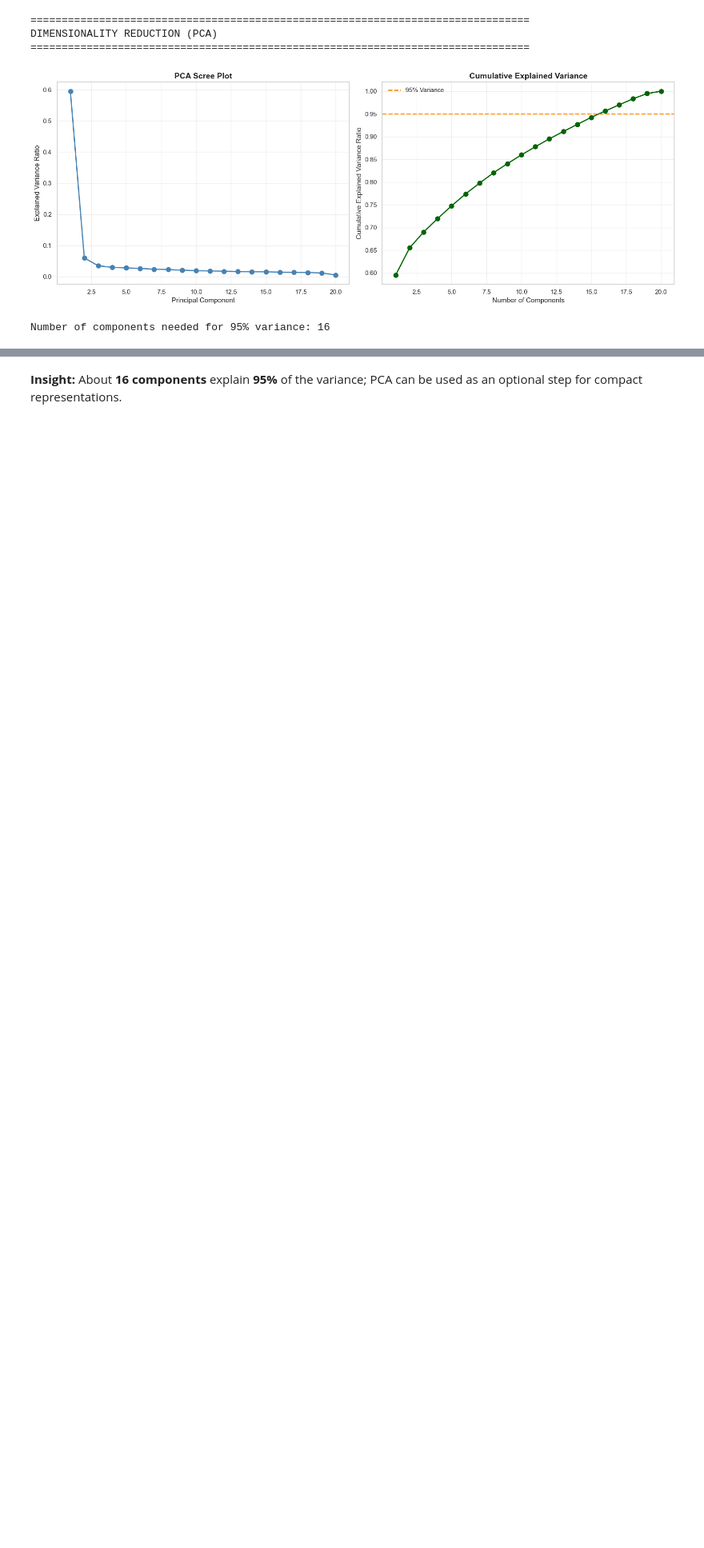
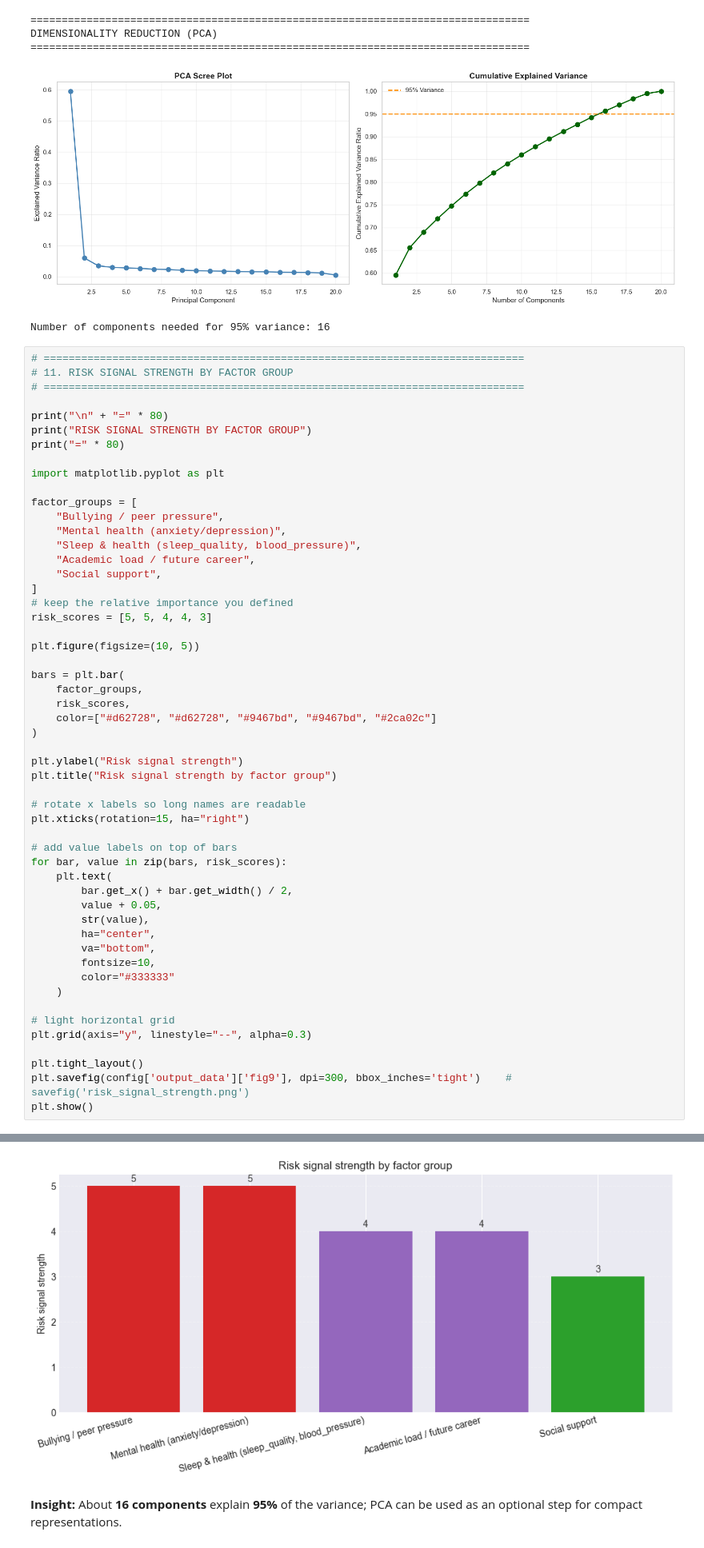
Before and after one commit to luispabloaiello-da/final_project, a Jupyter notebook: notebooks/_main_dataset_analysis.ipynb, the cells around one changed output, grey strips where cells are left out. Shown at 80% size. Saved outputs shown, nothing was run; the diff lists cells and outputs as text; blank space fills up the shorter version.

```diff
--- a/notebooks/_main_dataset_analysis.ipynb
+++ b/notebooks/_main_dataset_analysis.ipynb
@@ -636,3 +619,57 @@ DIMENSIONALITY REDUCTION (PCA)
 ================================================================================
 [figure]
 Number of components needed for 95% variance: 16
+# %%
+# =============================================================================
+# 11. RISK SIGNAL STRENGTH BY FACTOR GROUP
+# =============================================================================
+
+print("\n" + "=" * 80)
+print("RISK SIGNAL STRENGTH BY FACTOR GROUP")
+print("=" * 80)
+
+import matplotlib.pyplot as plt
+
+factor_groups = [
+    "Bullying / peer pressure",
+    "Mental health (anxiety/depression)",
+    "Sleep & health (sleep_quality, blood_pressure)",
+    "Academic load / future career",
+    "Social support",
+]
+# keep the relative importance you defined
+risk_scores = [5, 5, 4, 4, 3]
+
+plt.figure(figsize=(10, 5))
+
+bars = plt.bar(
+    factor_groups,
+    risk_scores,
+    color=["#d62728", "#d62728", "#9467bd", "#9467bd", "#2ca02c"]
+)
+
+plt.ylabel("Risk signal strength")
+plt.title("Risk signal strength by factor group")
+
+# rotate x labels so long names are readable
+plt.xticks(rotation=15, ha="right")
+
+# add value labels on top of bars
+for bar, value in zip(bars, risk_scores):
+    plt.text(
+        bar.get_x() + bar.get_width() / 2,
+        value + 0.05,
+        str(value),
+        ha="center",
+        va="bottom",
+        fontsize=10,
+        color="#333333"
+    )
+
+# light horizontal grid
+plt.grid(axis="y", linestyle="--", alpha=0.3)
+
+plt.tight_layout()
+plt.savefig(config['output_data']['fig9'], dpi=300, bbox_inches='tight')    # savefig('risk_signal_strength.png')
+plt.show()
+# %% [output]
@@ -639,3 +679,4 @@ Number of components needed for 95% variance: 16
+[figure, added]
 # %% [markdown]
 **Insight:** About **16 components** explain **95%** of the variance; PCA can be used as an optional step for compact representations.
 # %%
```
Also changed, not shown: parts of 7 cells of this notebook, 11 other files.
